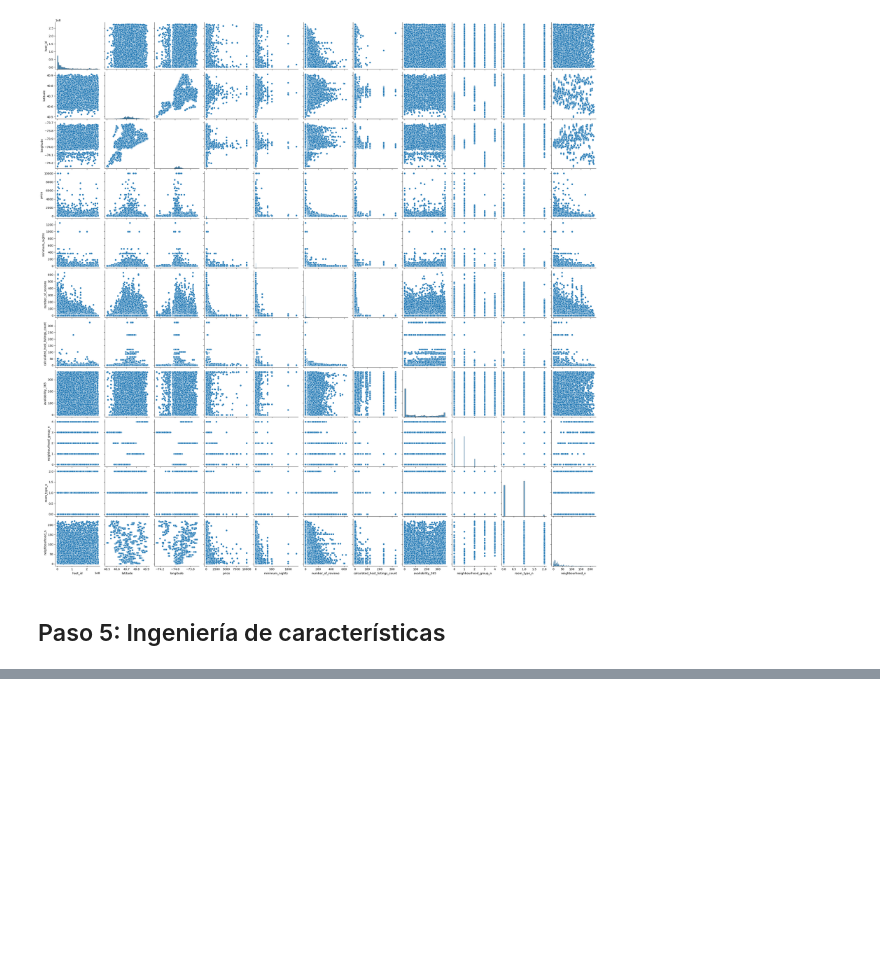
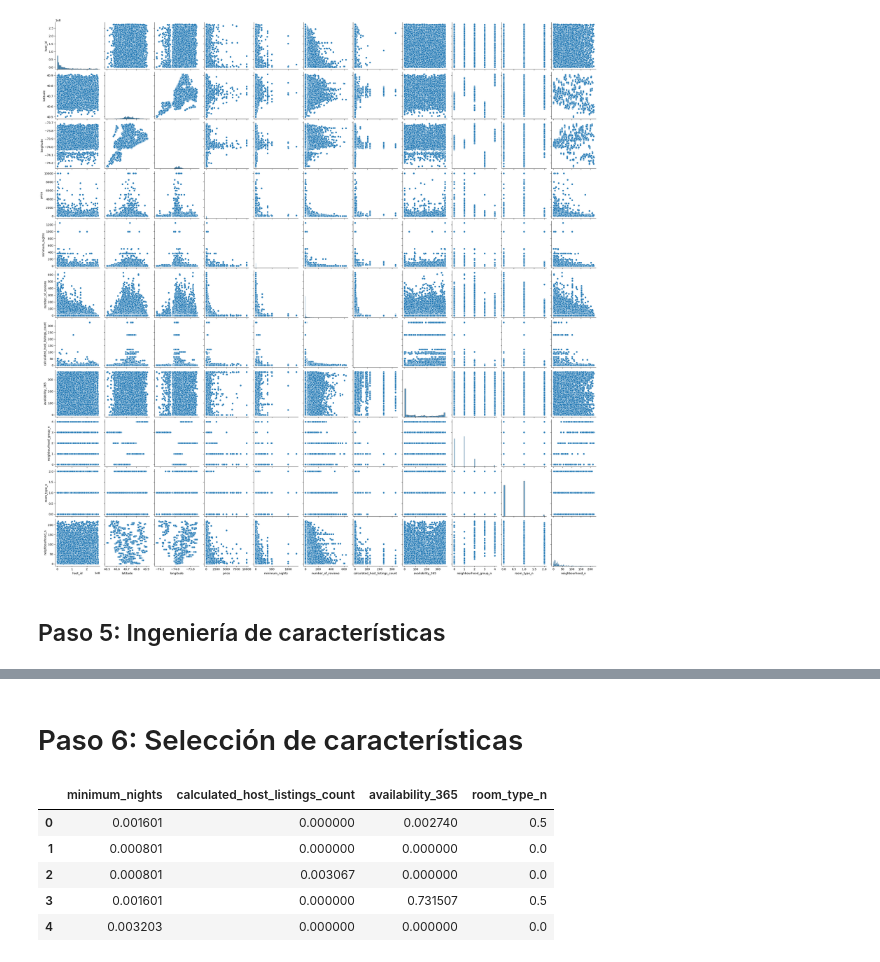
Before and after one commit to javier-senda/machine-learning-python-template, a Jupyter notebook: src/explore.ipynb, the cells around one changed output, grey strips where cells are left out. Cells and saved outputs as stored; diff of their text form; code cells hidden in the pictures; blank space fills up the shorter version.

```diff
--- a/src/explore.ipynb
+++ b/src/explore.ipynb
@@ -314,0 +461,23 @@ total_data.describe()
+# %% [markdown]
+# Paso 6: Selección de características
+# %%
+selection_model = SelectKBest(f_classif, k = 4)
+selection_model.fit(X_train_con_outliers_scal, y_train)
+
+ix = selection_model.get_support()
+X_train_sel = pd.DataFrame(selection_model.transform(X_train_con_outliers_scal), columns = X_train_con_outliers_scal.columns.values[ix])
+X_test_sel = pd.DataFrame(selection_model.transform(X_test_con_outliers_scal), columns = X_test_con_outliers_scal.columns.values[ix])
+
+import json
+
+with open("feature_selection_k_5.json", "w") as f:
+    json.dump(X_train_sel.columns.tolist(), f)
+
+X_train_sel.head()
+# %% [output]
+|  | minimum_nights | calculated_host_listings_count | availability_365 | room_type_n |
+| 0 | 0.001601 | 0.000000 | 0.002740 | 0.5 |
+| 1 | 0.000801 | 0.000000 | 0.000000 | 0.0 |
+| 2 | 0.000801 | 0.003067 | 0.000000 | 0.0 |
+| 3 | 0.001601 | 0.000000 | 0.731507 | 0.5 |
+| 4 | 0.003203 | 0.000000 | 0.000000 | 0.0 |
```
Also changed, not shown: parts of 17 cells of this notebook, 19 other files.
